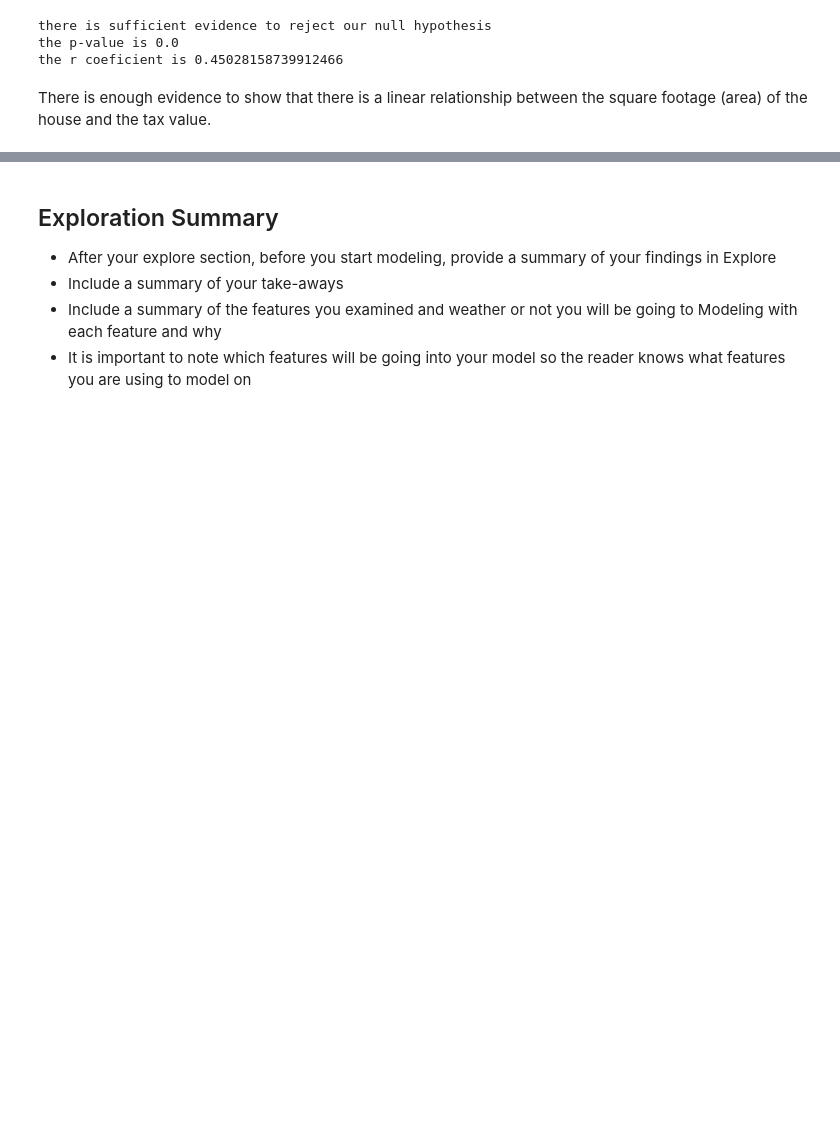
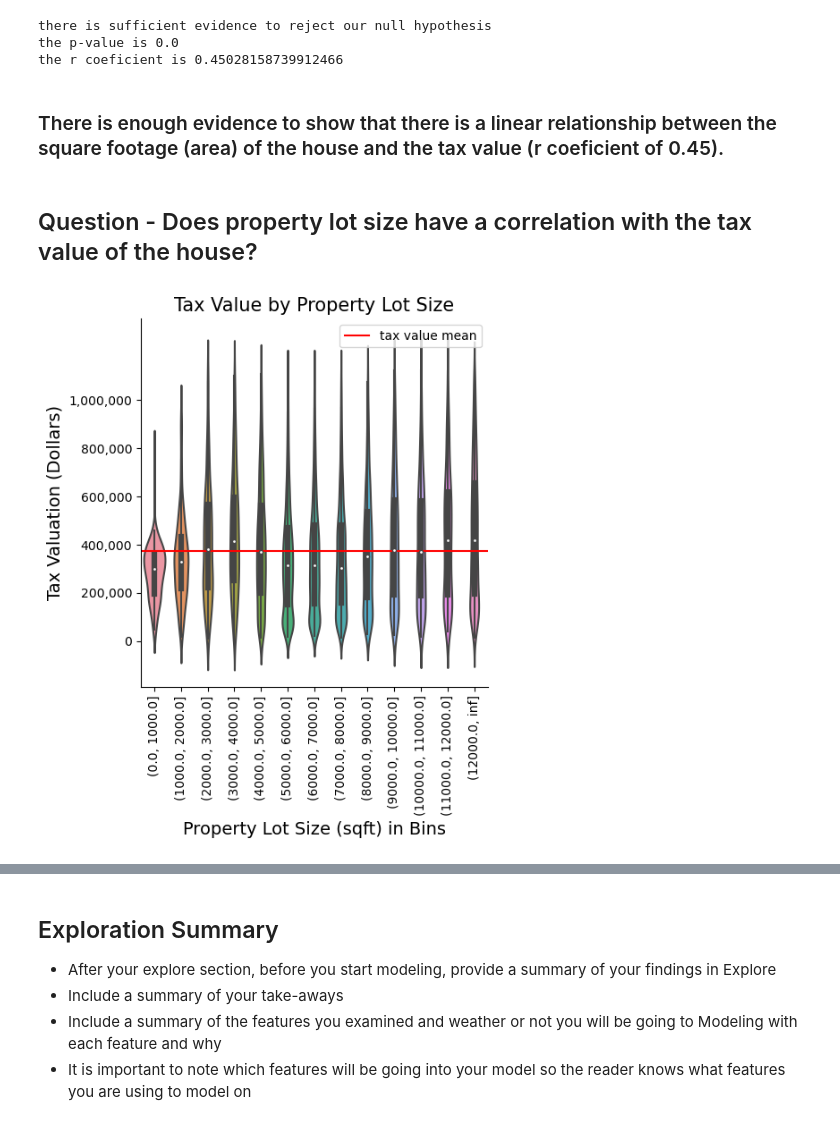
Before and after one commit to Adam-Harris87/regression-project, a Jupyter notebook: final_report.ipynb, the cells around one changed output, grey strips where cells are left out. Cells and saved outputs as stored; diff of their text form; code cells hidden in the pictures; blank space fills up the shorter version.

```diff
--- a/final_report.ipynb
+++ b/final_report.ipynb
@@ -118,4 +118,10 @@ there is sufficient evidence to reject our null hypothesis
 the p-value is 0.0
 the r coeficient is 0.45028158739912466
 # %% [markdown]
-There is enough evidence to show that there is a linear relationship between the square footage (area) of the house and the tax value.
+### There is enough evidence to show that there is a linear relationship between the square footage (area) of the house and the tax value (r coeficient of 0.45).
+# %% [markdown]
+## Question - Does property lot size have a correlation with the tax value of the house?
+# %%
+e.get_lot_bin_vis(train)
+# %% [output]
+[figure, added]
```
Also changed, not shown: parts of 27 cells of this notebook, 2 other files.
